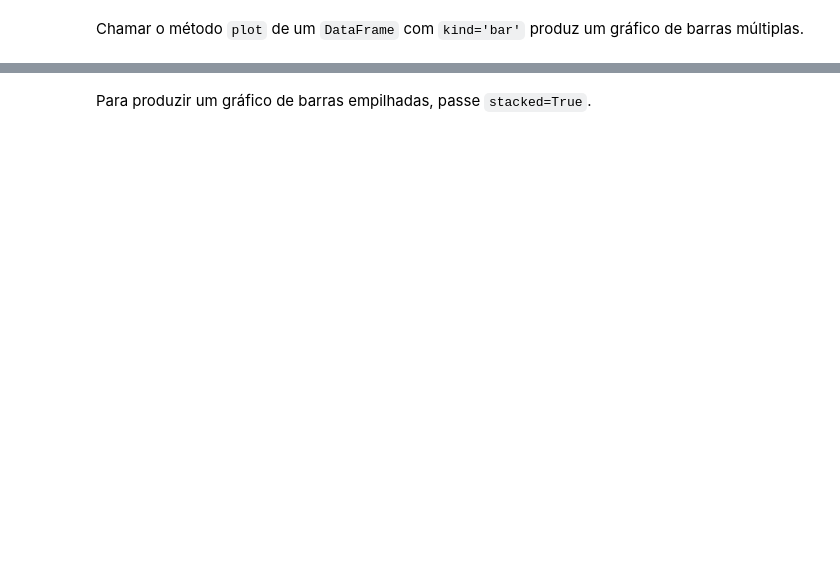
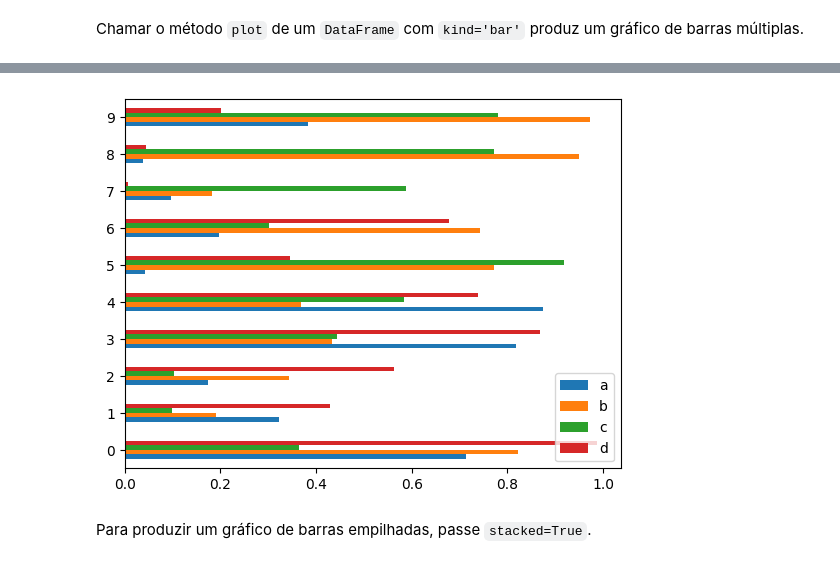
Before and after one commit to etvorellana/ResTIC18_PythonBasico, a Jupyter notebook: Notebooks/Aula-27.ipynb, the cells around one changed output, grey strips where cells are left out. Cells and saved outputs as stored; diff of their text form; code cells hidden in the pictures; blank space fills up the shorter version.

```diff
--- a/Notebooks/Aula-27.ipynb
+++ b/Notebooks/Aula-27.ipynb
@@ -159,3 +170,7 @@ df2.plot(kind='bar');
+# %%
+df2.plot(kind='barh');
+# %% [output]
+[figure, added]
 # %% [markdown]
 Para produzir um gráfico de barras empilhadas, passe ``stacked=True``.
 # %%
```
Also changed, not shown: parts of 10 cells of this notebook, 3 other files.
